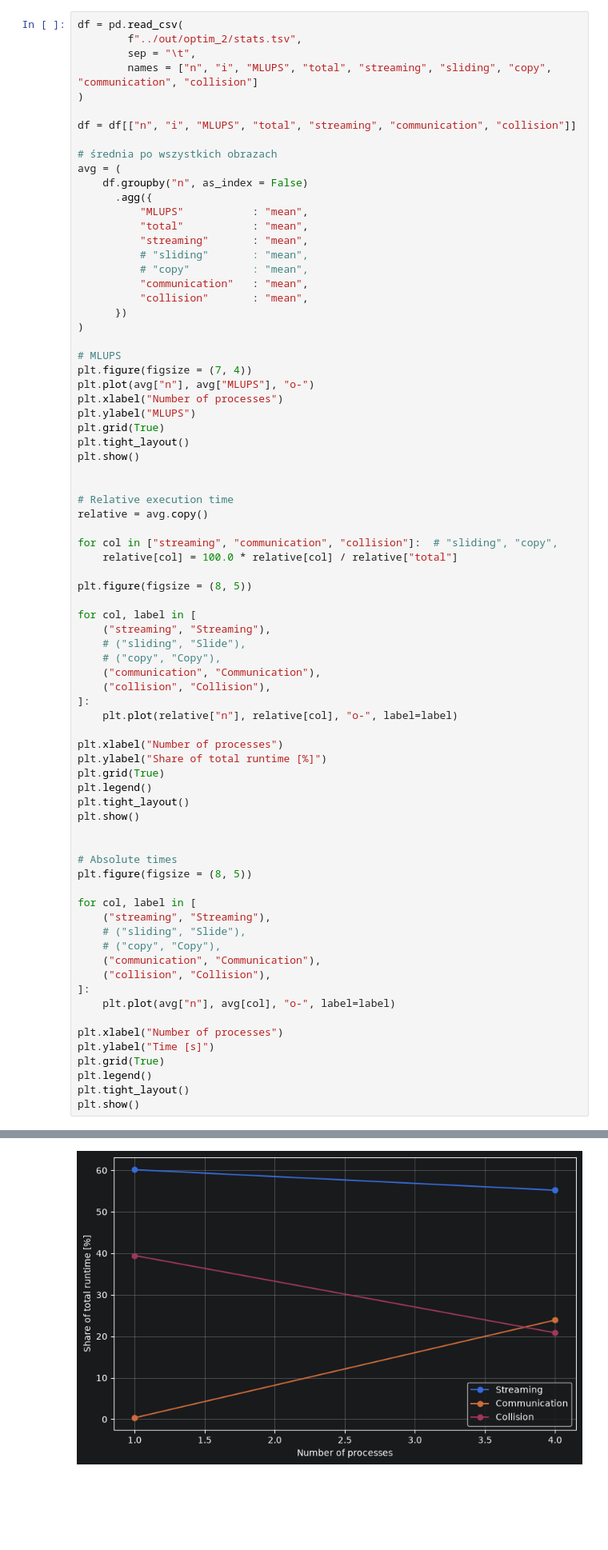
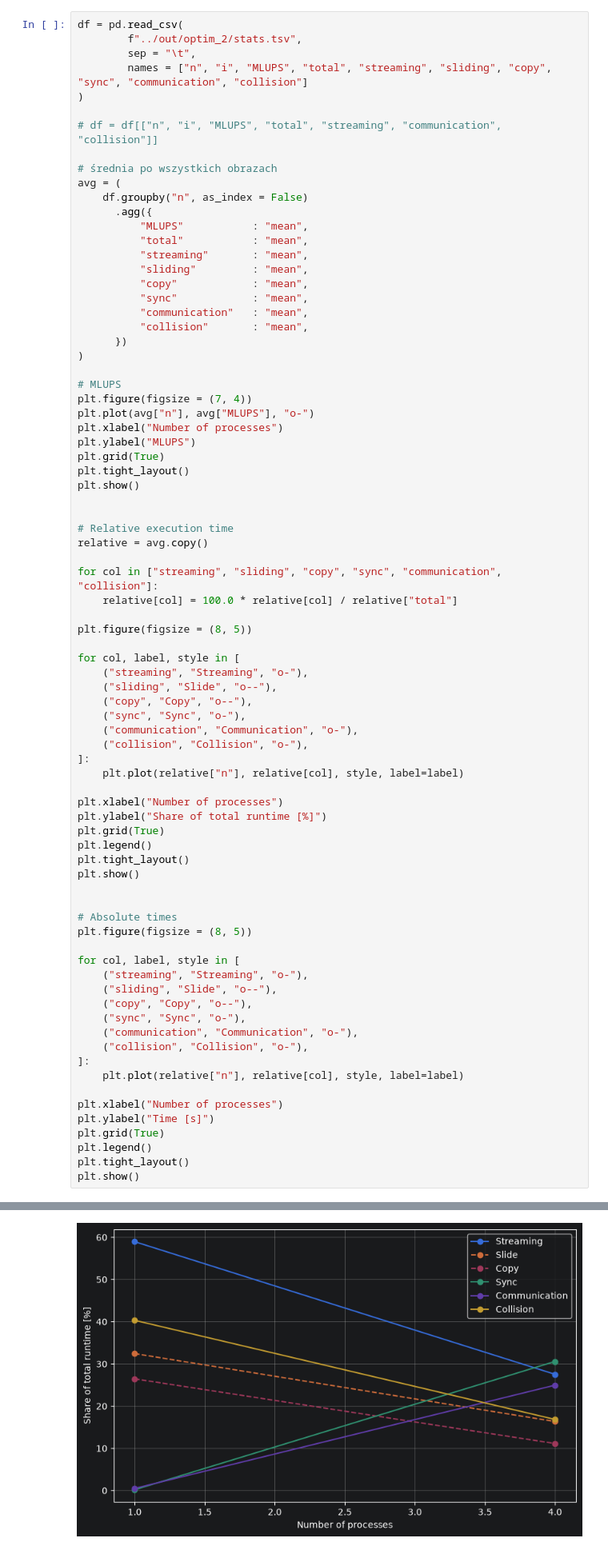
Before and after one commit to FranekM/Lattice-Boltzmann-D2Q9-Solver-in-Fortran, a Jupyter notebook: eval/evaluation.ipynb, the cells around one changed output, grey strips where cells are left out. Shown at 80% size. Drawn from its saved outputs; the diff is of its cells as text; blank space fills up the shorter version.

Commit message:
sync log

```diff
--- a/eval/evaluation.ipynb
+++ b/eval/evaluation.ipynb
@@ -115,10 +115,10 @@ field_streamplot(4, density=2.0)
 df = pd.read_csv(
         f"../out/optim_2/stats.tsv",
         sep = "\t",
-        names = ["n", "i", "MLUPS", "total", "streaming", "sliding", "copy", "communication", "collision"]
+        names = ["n", "i", "MLUPS", "total", "streaming", "sliding", "copy", "sync", "communication", "collision"]
 )
 
-df = df[["n", "i", "MLUPS", "total", "streaming", "communication", "collision"]]
+# df = df[["n", "i", "MLUPS", "total", "streaming", "communication", "collision"]]
 
 # średnia po wszystkich obrazach
 avg = (
@@ -127,8 +127,9 @@ avg = (
           "MLUPS"	        : "mean",
           "total"	        : "mean",
           "streaming"       : "mean",
-          # "sliding"		: "mean",
-          # "copy"		    : "mean",
+          "sliding"		    : "mean",
+          "copy"		    : "mean",
+          "sync"            : "mean",
           "communication"	: "mean",
           "collision"		: "mean",
       })
@@ -147,19 +148,20 @@ plt.show()
 # Relative execution time
 relative = avg.copy()
 
-for col in ["streaming", "communication", "collision"]:  # "sliding", "copy",
+for col in ["streaming", "sliding", "copy", "sync", "communication", "collision"]:
     relative[col] = 100.0 * relative[col] / relative["total"]
 
 plt.figure(figsize = (8, 5))
 
-for col, label in [
-    ("streaming", "Streaming"),
-    # ("sliding", "Slide"),
-    # ("copy", "Copy"),
-    ("communication", "Communication"),
-    ("collision", "Collision"),
+for col, label, style in [
+    ("streaming", "Streaming", "o-"),
+    ("sliding", "Slide", "o--"),
+    ("copy", "Copy", "o--"),
+    ("sync", "Sync", "o-"),
+    ("communication", "Communication", "o-"),
+    ("collision", "Collision", "o-"),
 ]:
-    plt.plot(relative["n"], relative[col], "o-", label=label)
+    plt.plot(relative["n"], relative[col], style, label=label)
 
 plt.xlabel("Number of processes")
 plt.ylabel("Share of total runtime [%]")
@@ -172,14 +174,15 @@ plt.show()
 # Absolute times
 plt.figure(figsize = (8, 5))
 
-for col, label in [
-    ("streaming", "Streaming"),
-    # ("sliding", "Slide"),
-    # ("copy", "Copy"),
-    ("communication", "Communication"),
-    ("collision", "Collision"),
+for col, label, style in [
+    ("streaming", "Streaming", "o-"),
+    ("sliding", "Slide", "o--"),
+    ("copy", "Copy", "o--"),
+    ("sync", "Sync", "o-"),
+    ("communication", "Communication", "o-"),
+    ("collision", "Collision", "o-"),
 ]:
-    plt.plot(avg["n"], avg[col], "o-", label=label)
+    plt.plot(relative["n"], relative[col], style, label=label)
 
 plt.xlabel("Number of processes")
 plt.ylabel("Time [s]")
@@ -192 +195 @@ plt.show()
-[figure, old version]
+[figure, new version]
```
Also changed, not shown: parts of 2 cells of this notebook, 4 other files.
